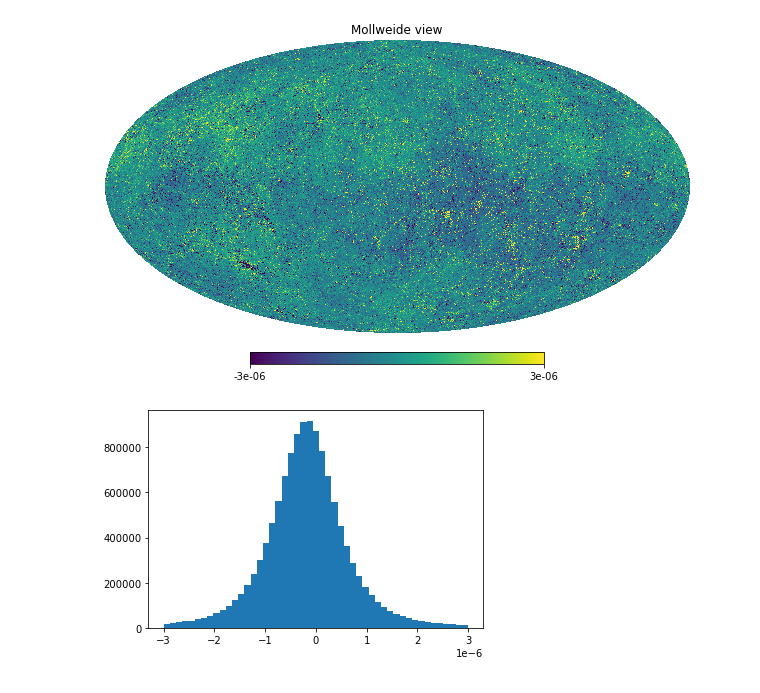
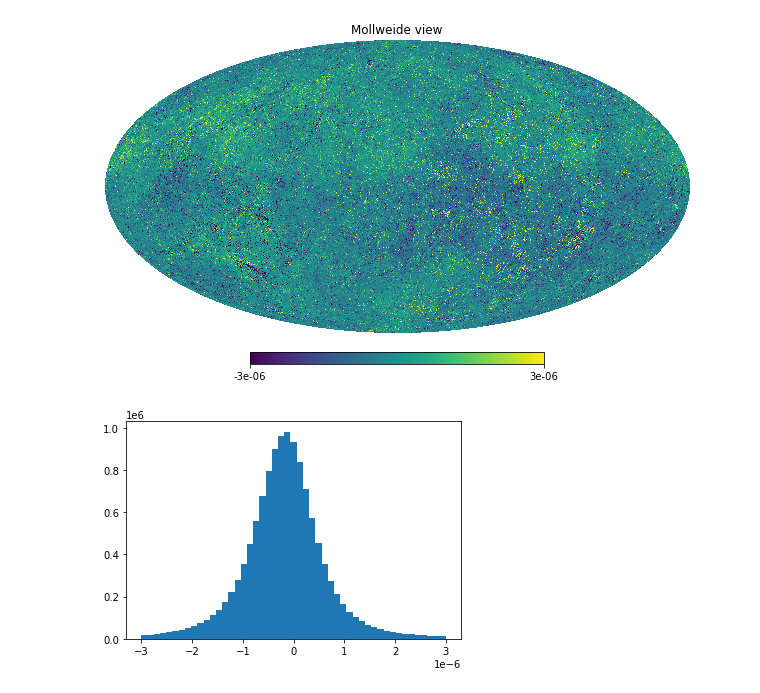
Before and after one commit to wurdahl/kSZfromPC, a Jupyter notebook: Opening-FITS.ipynb, the cells around one changed output. Saved outputs shown, nothing was run; the diff lists cells and outputs as text; code cells hidden in the pictures.

```diff
--- a/Opening-FITS.ipynb
+++ b/Opening-FITS.ipynb
@@ -27,11 +27,11 @@ plt.show()
 # %%
-kSZ1024 = hp.read_map("MAPS/kSZ_NS_1024_R_1024_P_1024_DV_64.fits")
-kSZ2048 = hp.read_map("MAPS/kSZ_NS_1024_R_2048_P_1280_DV_64.fits")
-hp.mollview(kSZ1024,xsize=6400, min=-3*10**-6,max=3*10**-6)
+kSZ256 = hp.read_map("MAPS/kSZ_NS_1024_R_1024_P_1280_DV_256.fits")
+kSZ128 = hp.read_map("MAPS/kSZ_NS_1024_R_1024_P_1280_DV_128.fits")
+hp.mollview(kSZ128,xsize=6400, min=-3*10**-6,max=3*10**-6)
 # %% [output]
-[figure, old version]
+[figure, new version]
 # %%
-plt.hist(kSZ1024,bins = np.linspace(-3*10**-6,3*10**-6));
+plt.hist(kSZ128,bins = np.linspace(-3*10**-6,3*10**-6));
 # %% [output]
-[figure, old version]
+[figure, new version]
 # %%
```
Also changed, not shown: parts of 16 cells of this notebook, 2 other files.
